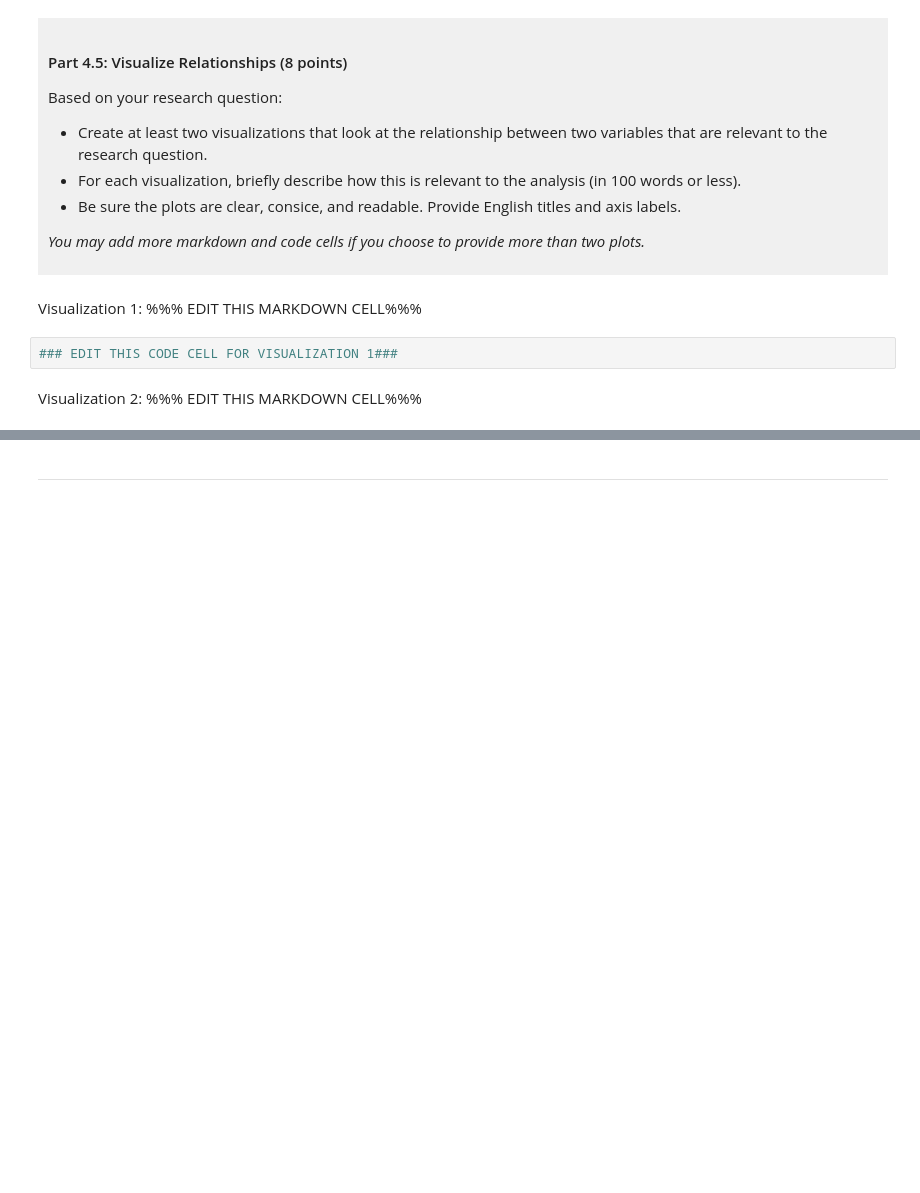
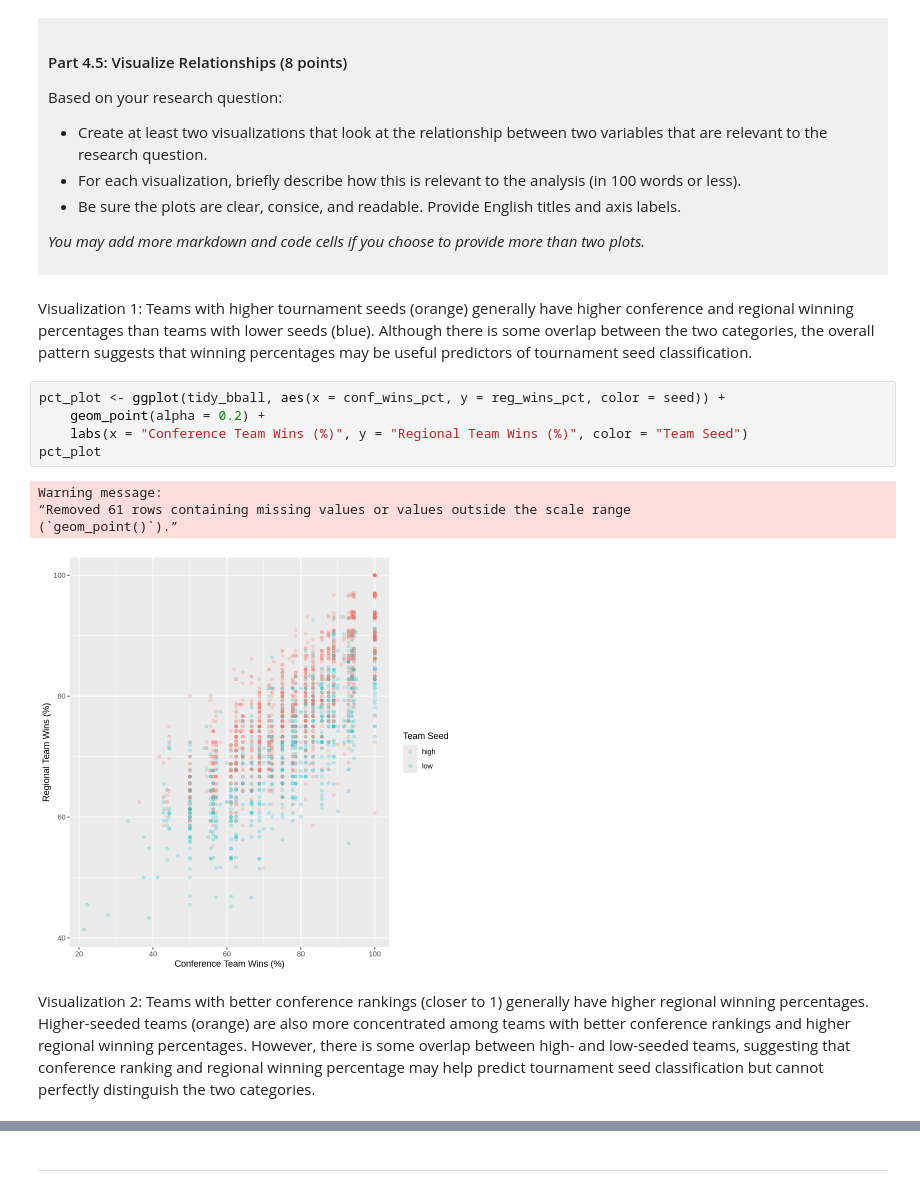
Before and after one commit to kiratomlinson07-beep/DSCI-100-Project-Kira-Tomlinson, a Jupyter notebook: dsci-100-project-notebook.ipynb, the cells around one changed output, grey strips where cells are left out. Drawn from its saved outputs; the diff is of its cells as text; blank space fills up the shorter version.

```diff
--- a/dsci-100-project-notebook.ipynb
+++ b/dsci-100-project-notebook.ipynb
@@ -313,9 +377,17 @@ Based on your research question:
 *You may add more markdown and code cells if you choose to provide more than two plots.*
 </div>
 # %% [markdown]
-Visualization 1: %%% EDIT THIS MARKDOWN CELL%%%
+Visualization 1: Teams with higher tournament seeds (orange) generally have higher conference and regional winning percentages than teams with lower seeds (blue). Although there is some overlap between the two categories, the overall pattern suggests that winning percentages may be useful predictors of tournament seed classification.
 # %%
-### EDIT THIS CODE CELL FOR VISUALIZATION 1###
+pct_plot <- ggplot(tidy_bball, aes(x = conf_wins_pct, y = reg_wins_pct, color = seed)) +
+    geom_point(alpha = 0.2) +
+    labs(x = "Conference Team Wins (%)", y = "Regional Team Wins (%)", color = "Team Seed")
+pct_plot
+# %% [output]
+Warning message:
+“Removed 61 rows containing missing values or values outside the scale range
+(`geom_point()`).”
+[figure, added]
 # %% [markdown]
-Visualization 2: %%% EDIT THIS MARKDOWN CELL%%%
+Visualization 2: Teams with better conference rankings (closer to 1) generally have higher regional winning percentages. Higher-seeded teams (orange) are also more concentrated among teams with better conference rankings and higher regional winning percentages. However, there is some overlap between high- and low-seeded teams, suggesting that conference ranking and regional winning percentage may help predict tournament seed classification but cannot perfectly distinguish the two categories.
 # %%
```
Also changed, not shown: parts of 9 cells of this notebook.
